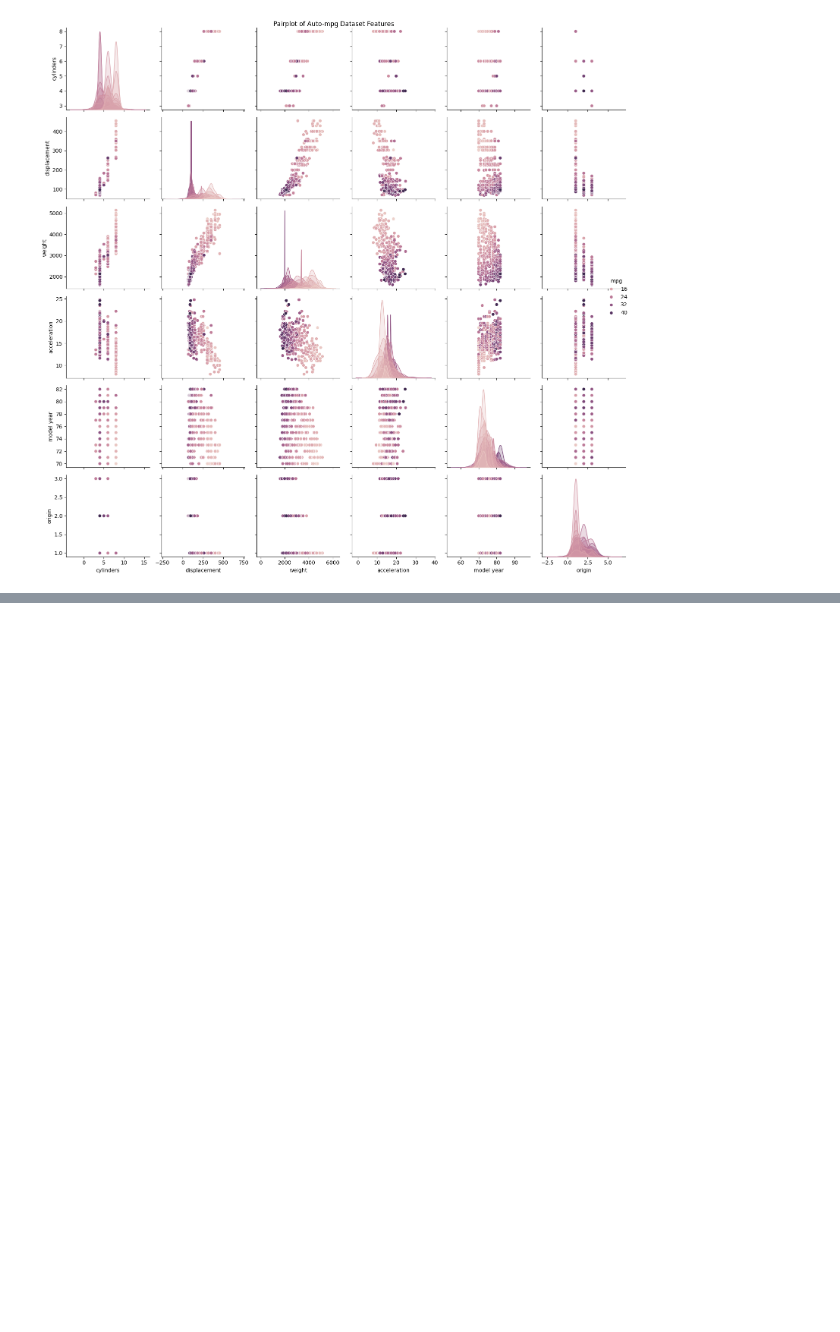
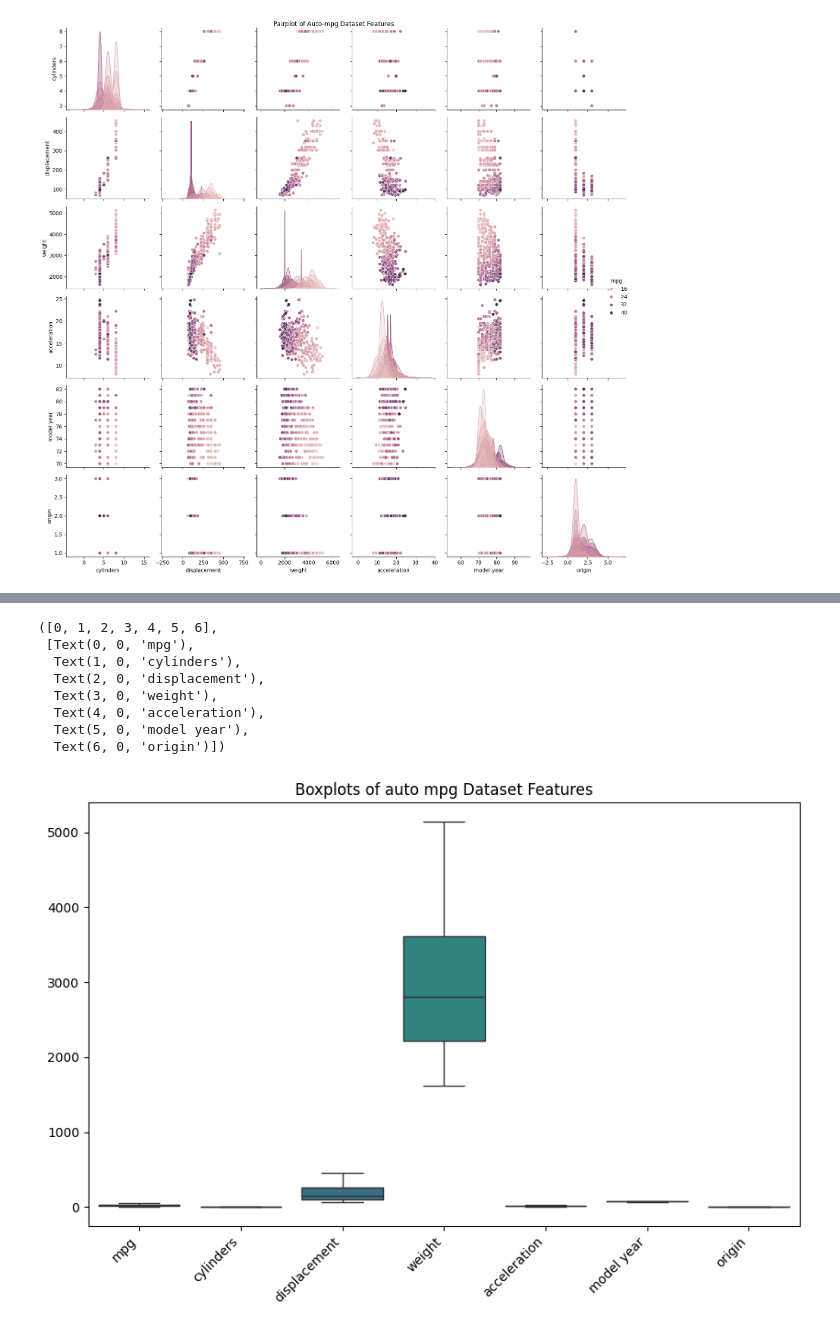
Before and after one commit to Carnit/Machine_learning, a Jupyter notebook: LAB_3/auto_mpg.ipynb, the cells around one changed output, grey strips where cells are left out. Drawn from its saved outputs; the diff is of its cells as text; code cells hidden in the pictures; blank space fills up the shorter version.

```diff
--- a/LAB_3/auto_mpg.ipynb
+++ b/LAB_3/auto_mpg.ipynb
@@ -115,0 +131,13 @@ plt.tight_layout()
+# %%
+def handle_outliers(df, column):
+    Q1 = df[column].quantile(0.25)
+    Q3 = df[column].quantile(0.75)
+    IQR = Q3 - Q1
+    lower_bound = Q1 - 1.5 * IQR
+    upper_bound = Q3 + 1.5 * IQR
+    df[column] = np.clip(df[column], lower_bound, upper_bound) # Clip outliers to bounds
+    return df
+# %%
+df = handle_outliers(df, 'mpg')
+df = handle_outliers(df, 'acceleration')
+df
@@ -115,0 +158,15 @@ plt.tight_layout()
+# %%
+plt.figure(figsize=(10, 6))
+sns.boxplot(data=df, palette='viridis')
+plt.title('Boxplots of auto mpg Dataset Features')
+plt.xticks(rotation=45, ha='right')
+# %% [output]
+([0, 1, 2, 3, 4, 5, 6],
+ [Text(0, 0, 'mpg'),
+  Text(1, 0, 'cylinders'),
+  Text(2, 0, 'displacement'),
+  Text(3, 0, 'weight'),
+  Text(4, 0, 'acceleration'),
+  Text(5, 0, 'model year'),
+  Text(6, 0, 'origin')])
+[figure, added]
```
Also changed, not shown: parts of 4 cells of this notebook, 11 other files.
